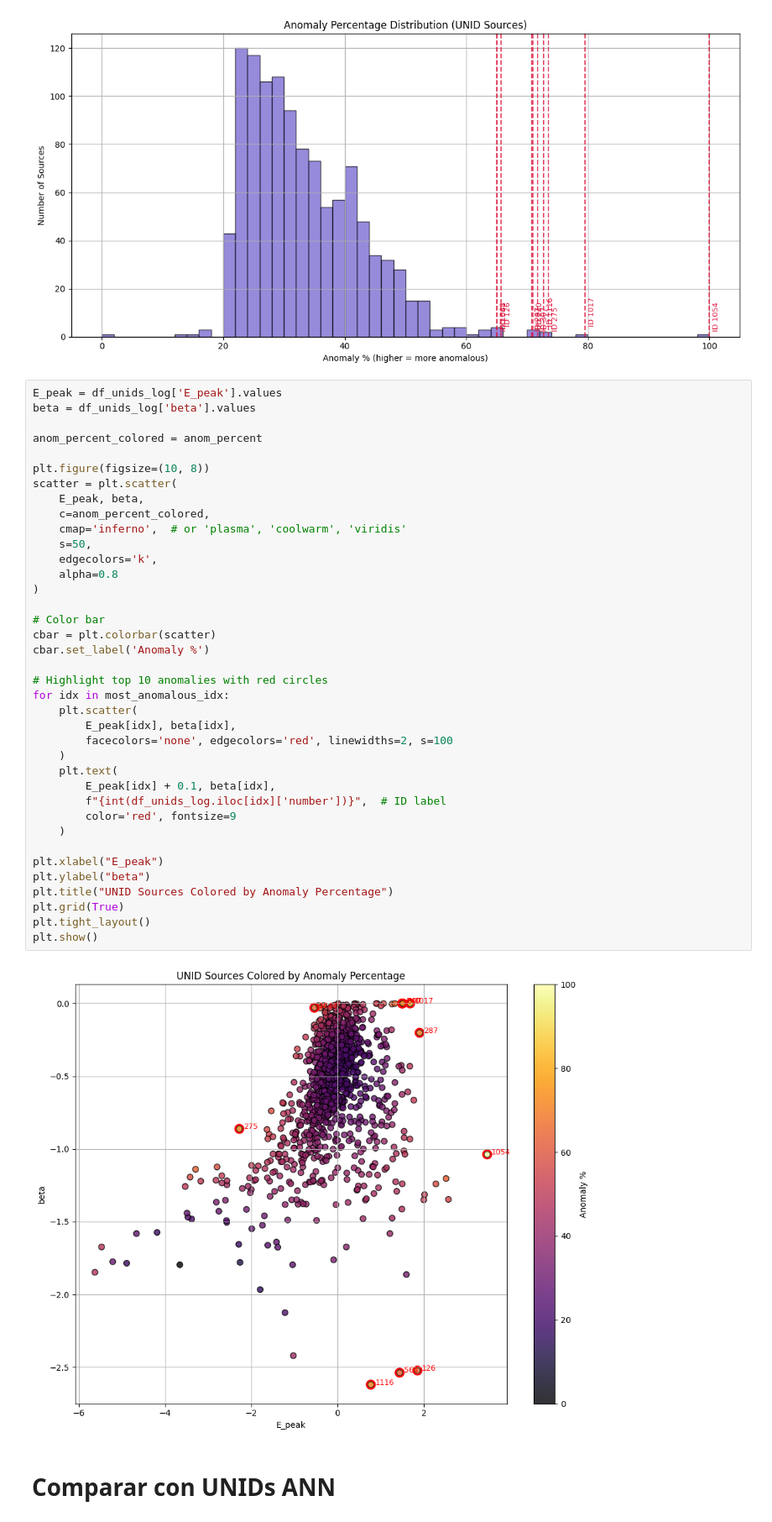
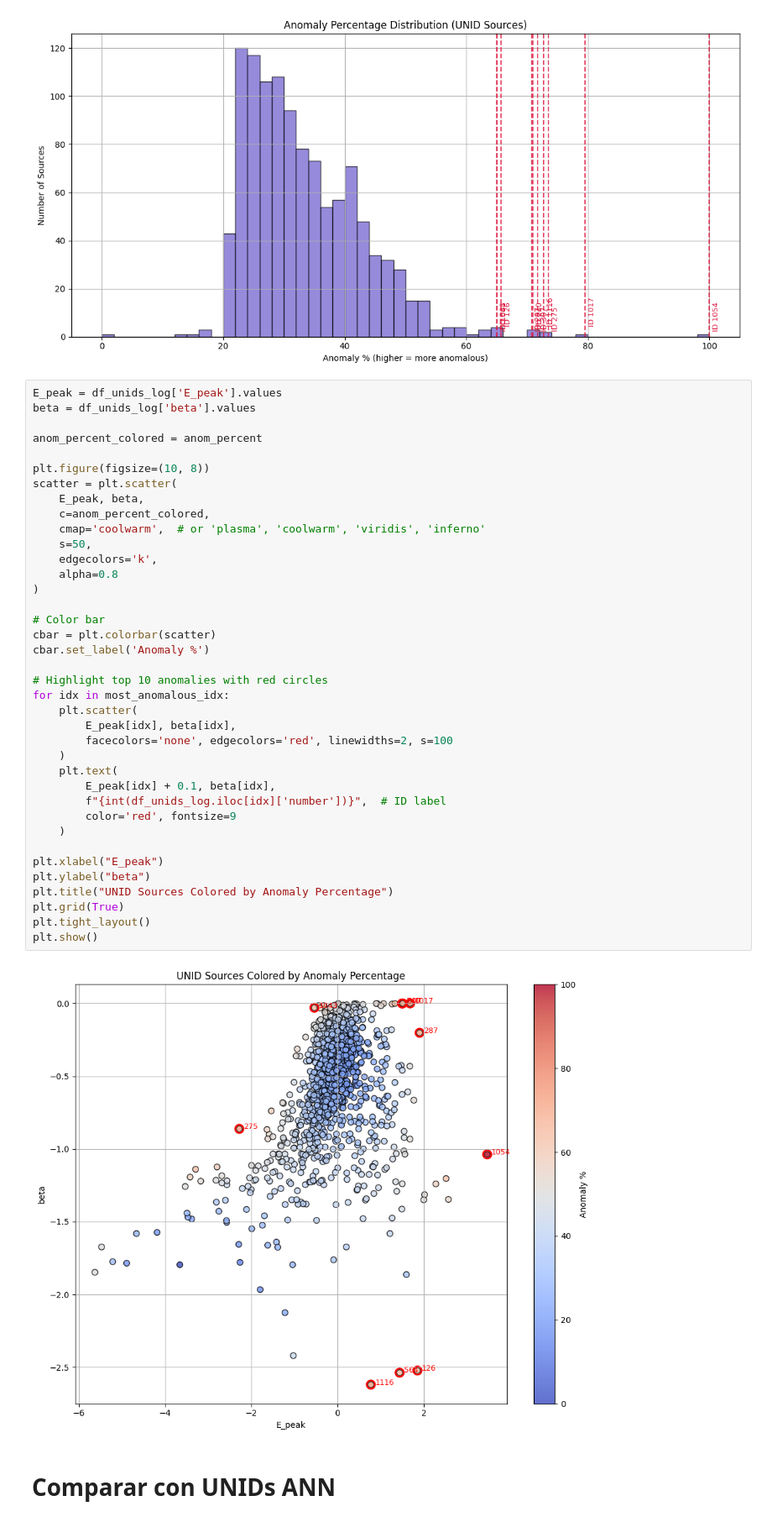
Before and after one commit to martacanirome4/DarkMatter_ML_TFG, a Jupyter notebook: notebooks/OCSVM_astro_vs_unids.ipynb, the cells around one changed output. Shown at 84% size. Drawn from its saved outputs; the diff is of its cells as text.

Commit message:
Visualize astro pre training

```diff
--- a/notebooks/OCSVM_astro_vs_unids.ipynb
+++ b/notebooks/OCSVM_astro_vs_unids.ipynb
@@ -317,36 +405,36 @@ plt.figure(figsize=(10, 8))
 scatter = plt.scatter(
     E_peak, beta,
     c=anom_percent_colored,
-    cmap='inferno',  # or 'plasma', 'coolwarm', 'viridis'
+    cmap='coolwarm',  # or 'plasma', 'coolwarm', 'viridis', 'inferno'
     s=50,
     edgecolors='k',
     alpha=0.8
 )
 
 # Color bar
 cbar = plt.colorbar(scatter)
 cbar.set_label('Anomaly %')
 
 # Highlight top 10 anomalies with red circles
 for idx in most_anomalous_idx:
     plt.scatter(
         E_peak[idx], beta[idx],
         facecolors='none', edgecolors='red', linewidths=2, s=100
     )
     plt.text(
         E_peak[idx] + 0.1, beta[idx],
         f"{int(df_unids_log.iloc[idx]['number'])}",  # ID label
         color='red', fontsize=9
     )
 
 plt.xlabel("E_peak")
 plt.ylabel("beta")
 plt.title("UNID Sources Colored by Anomaly Percentage")
 plt.grid(True)
 plt.tight_layout()
 plt.show()
 # %% [output]
-[figure, old version]
+[figure, new version]
 # %% [markdown]
 # Comparar con UNIDs ANN
 # %%
```
Also changed, not shown: parts of 9 cells of this notebook, 1 other file.
